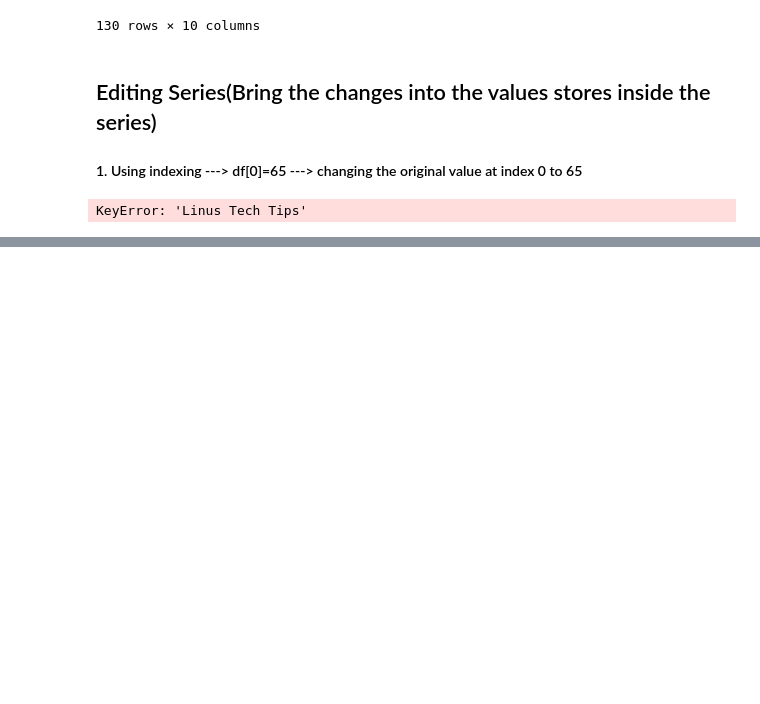
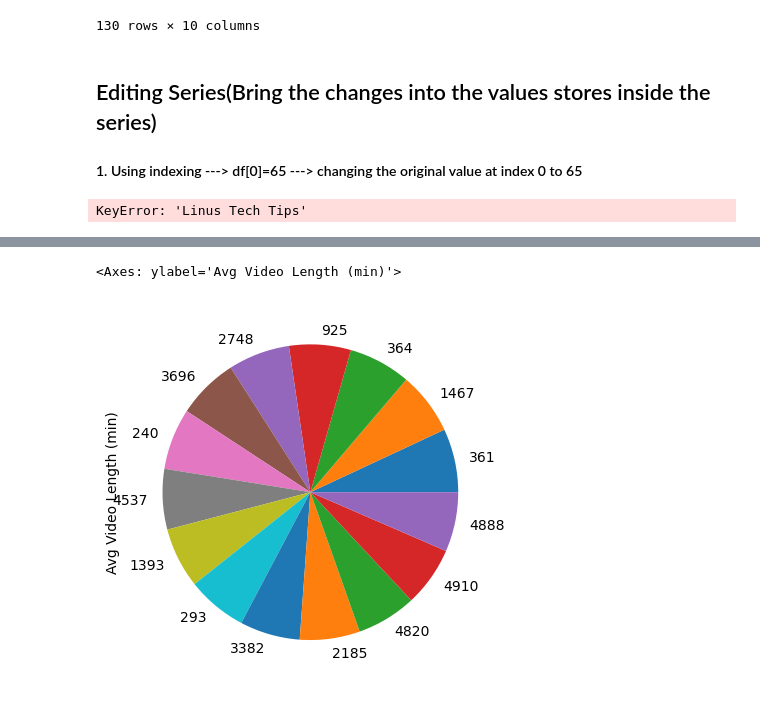
Before and after one commit to daksh-rajora/Gen-Ai, a Jupyter notebook: Machine Learning/PANDAS/Series.ipynb, the cells around one changed output, grey strips where cells are left out. Cells and saved outputs as stored; diff of their text form; code cells hidden in the pictures; blank space fills up the shorter version.

```diff
--- a/Machine Learning/PANDAS/Series.ipynb
+++ b/Machine Learning/PANDAS/Series.ipynb
@@ -644,0 +826,5 @@ KeyError: 'Linus Tech Tips'
+# %%
+avg.sort_values(ascending=False).head(15).plot(kind='pie')
+# %% [output]
+<Axes: ylabel='Avg Video Length (min)'>
+[figure, added]
```
Also changed, not shown: parts of 22 cells of this notebook.
